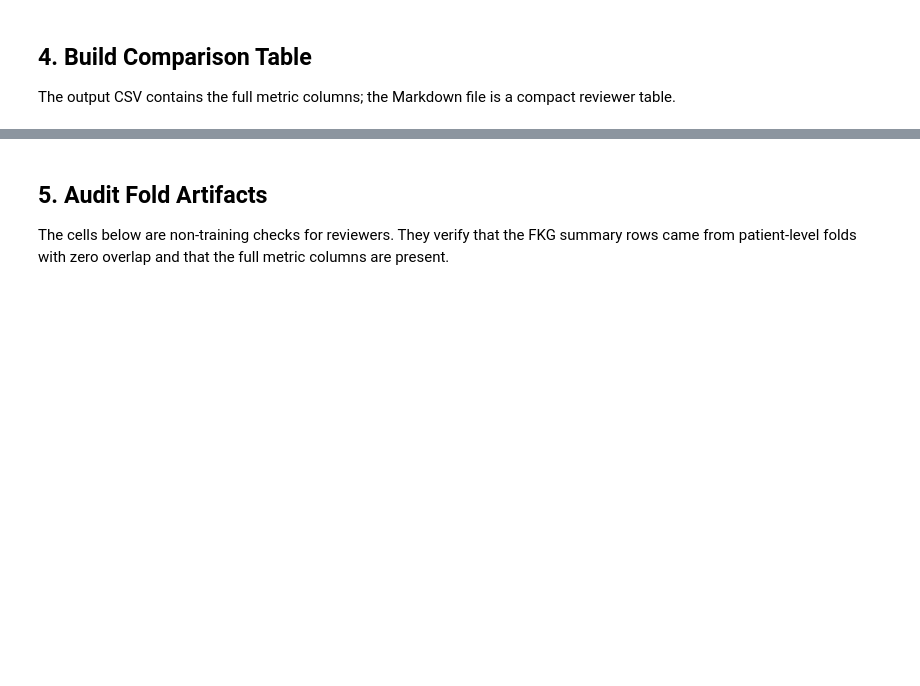
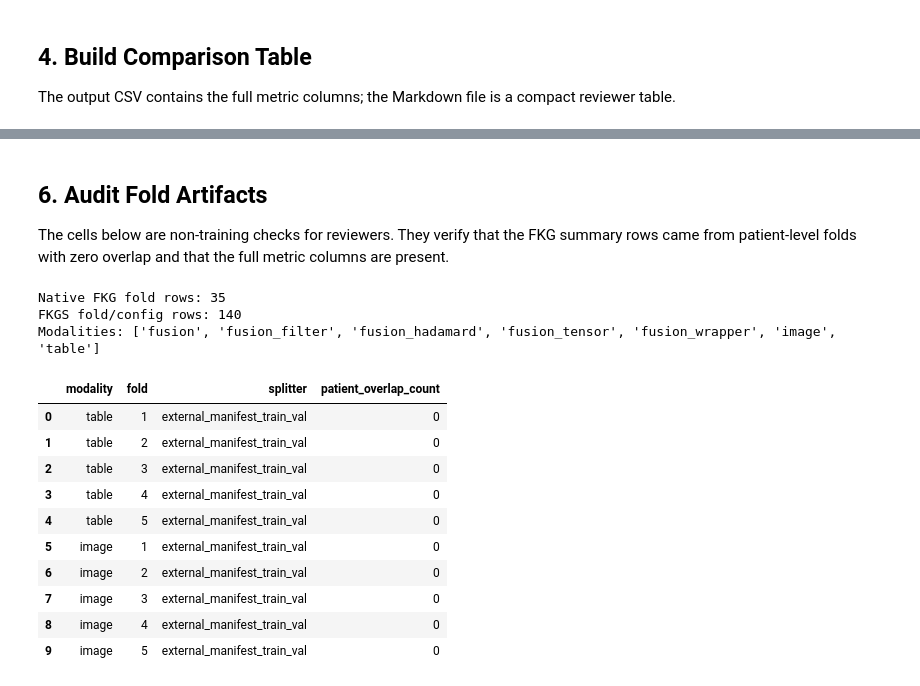
Before and after one commit to thanhst/Fuzzy-Knowledge-Graph, a Jupyter notebook: notebooks/diabetic_retinopathy_kfold_reproducibility.ipynb, the cells around one changed output, grey strips where cells are left out. Cells and saved outputs as stored; diff of their text form; code cells hidden in the pictures; blank space fills up the shorter version.

Commit message:
Add reviewer-ready KFold reproducibility results

```diff
--- a/notebooks/diabetic_retinopathy_kfold_reproducibility.ipynb
+++ b/notebooks/diabetic_retinopathy_kfold_reproducibility.ipynb
@@ -180,13 +334,42 @@ print('Markdown:', comparison_md.resolve())
 # %% [markdown]
-## 5. Audit Fold Artifacts
+## 6. Audit Fold Artifacts
 
 The cells below are non-training checks for reviewers. They verify that the FKG summary rows came from patient-level folds with zero overlap and that the full metric columns are present.
 # %%
 run_summary = pd.read_csv(FKGS_REPORT / 'kfold_run_summary.csv')
+fkgs_run_summary = pd.read_csv(FKGS_REPORT / 'kfold_fkgs_run_summary.csv')
+expected_modalities = {
+    'table', 'image', 'fusion', 'fusion_filter',
+    'fusion_hadamard', 'fusion_tensor', 'fusion_wrapper',
+}
+assert len(run_summary) == 35, f'Expected 35 native FKG fold rows, got {len(run_summary)}'
+assert len(fkgs_run_summary) == 140, f'Expected 140 FKGS fold/config rows, got {len(fkgs_run_summary)}'
+assert set(run_summary['modality']) == expected_modalities
+assert set(fkgs_run_summary['modality']) == expected_modalities
+assert (run_summary.groupby('modality').size() == 5).all()
+assert (fkgs_run_summary.groupby(['modality', 'ran', 'epsilon']).size() == 5).all()
 assert (run_summary['patient_overlap_count'].fillna(0).astype(int) == 0).all()
+assert (fkgs_run_summary['patient_overlap_count'].fillna(0).astype(int) == 0).all()
+assert set(run_summary['splitter']) == {'external_manifest_train_val'}
 required_columns = ['fkg_sensitivity', 'fkg_specificity', 'fkg_f1', 'fkg_auc_roc', 'fkg_auc_pr']
 missing = [column for column in required_columns if column not in run_summary.columns]
 assert not missing, missing
-print('FKG/FKGS fold rows:', len(run_summary))
+print('Native FKG fold rows:', len(run_summary))
+print('FKGS fold/config rows:', len(fkgs_run_summary))
 print('Modalities:', sorted(run_summary['modality'].dropna().unique()))
 run_summary[['modality', 'fold', 'splitter', 'patient_overlap_count']].head(10)
+# %% [output]
+Native FKG fold rows: 35
+FKGS fold/config rows: 140
+Modalities: ['fusion', 'fusion_filter', 'fusion_hadamard', 'fusion_tensor', 'fusion_wrapper', 'image', 'table']
+|  | modality | fold | splitter | patient_overlap_count |
+| 0 | table | 1 | external_manifest_train_val | 0 |
+| 1 | table | 2 | external_manifest_train_val | 0 |
+| 2 | table | 3 | external_manifest_train_val | 0 |
+| 3 | table | 4 | external_manifest_train_val | 0 |
+| 4 | table | 5 | external_manifest_train_val | 0 |
+| 5 | image | 1 | external_manifest_train_val | 0 |
+| 6 | image | 2 | external_manifest_train_val | 0 |
+| 7 | image | 3 | external_manifest_train_val | 0 |
+| 8 | image | 4 | external_manifest_train_val | 0 |
+| 9 | image | 5 | external_manifest_train_val | 0 |
```
Also changed, not shown: parts of 13 cells of this notebook, 11 other files.
